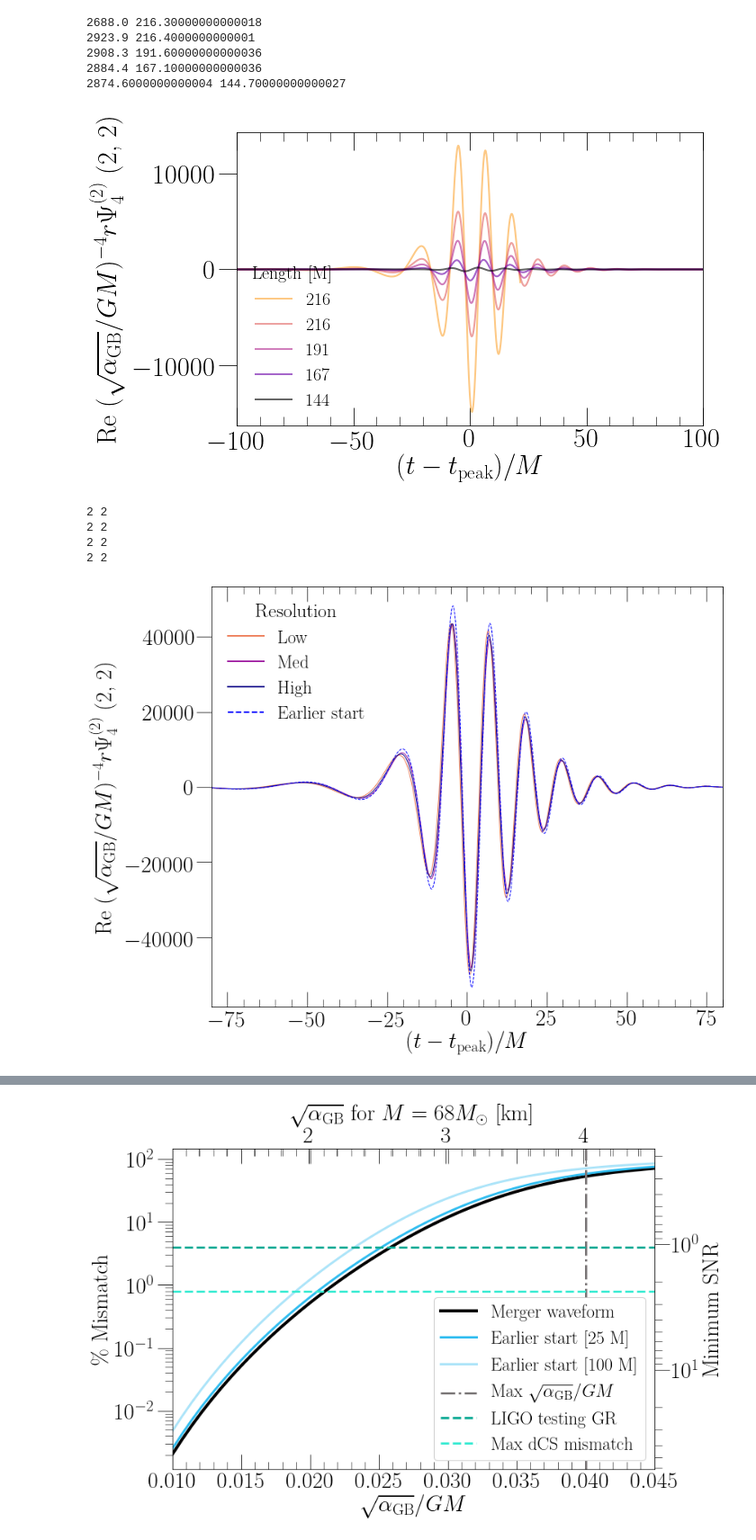
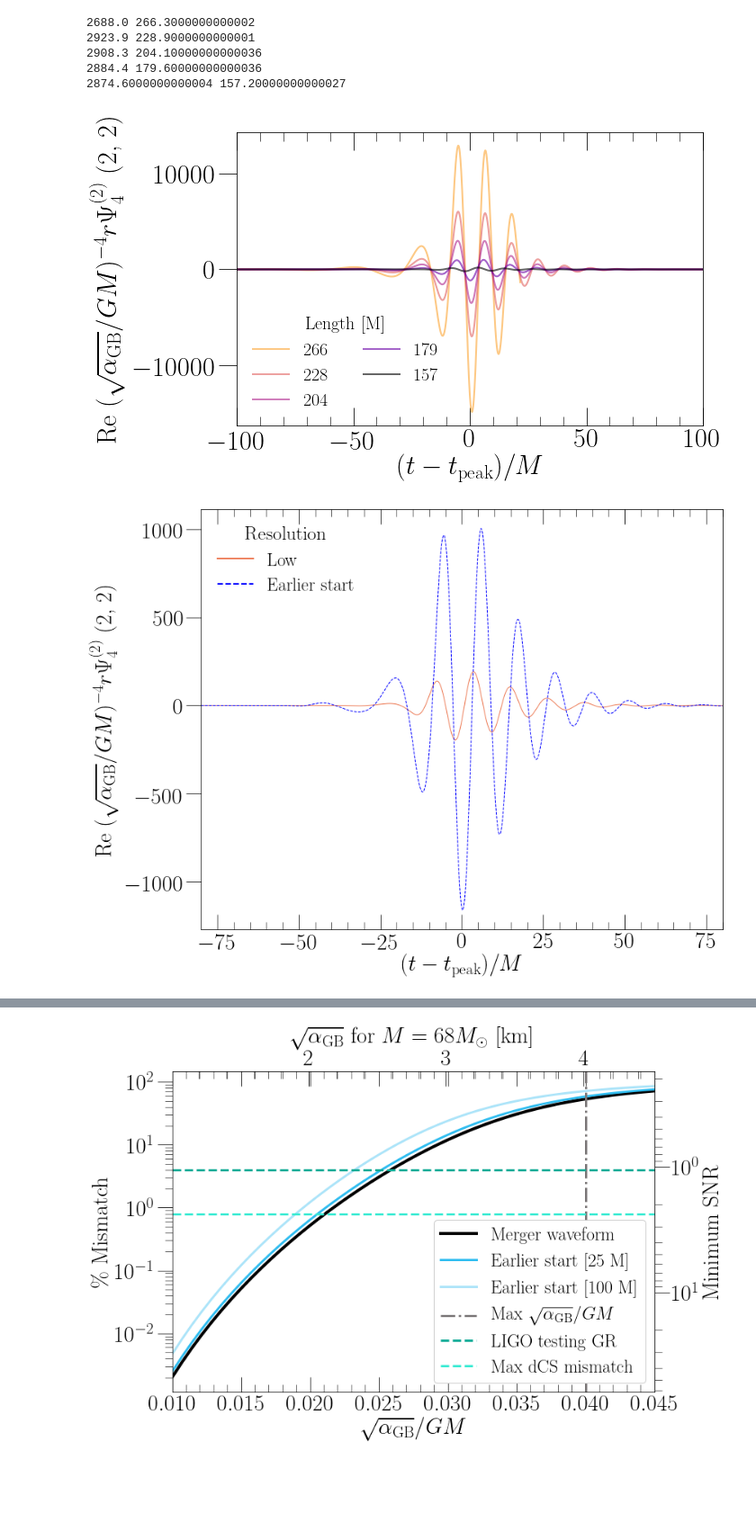
Before and after one commit to mariaokounkova/EDGB, a Jupyter notebook: GW150914/EDGB_GW.ipynb, the cells around one changed output, grey strips where cells are left out. Shown at 90% size. Drawn from its saved outputs; the diff is of its cells as text; code cells hidden in the pictures; blank space fills up the shorter version.

```diff
--- a/GW150914/EDGB_GW.ipynb
+++ b/GW150914/EDGB_GW.ipynb
@@ -348,7 +337,7 @@ def SecularRegimePlot():
         #time, data = GethPsi4ModeExtrapolated(ex_dir(start, lev=0))
         ## Let's calculate the length until the merger time
         t_peak = GetPeakTimeMode(time, data)
-        length = t_peak - start - ramp ## minus ramp time
+        length = t_peak - start - ramp/2.0
         print(time[-1], length)
 
         time = SubtractPeakTimeMode(time, data)
@@ -362,7 +351,7 @@ def SecularRegimePlot():
             ls='--'
         ax.plot(time, data, color = color, label="%d" % length, lw=lw, alpha=0.6)
 
-    legend = ax.legend(fontsize=20, loc='lower left', frameon=False, ncol=1, \
+    legend = ax.legend(fontsize=20, loc='lower left', frameon=False, ncol=2, \
               title='Length [M]')
     plt.setp(legend.get_title(),fontsize=20)
     ax.set_ylabel('Re ' + LabelsDict[GethPsi4ModeExtrapolated] + str(mode), fontsize=30)
@@ -375,17 +364,20 @@ def SecularRegimePlot():
 
 SecularRegimePlot()
 # %% [output]
-2688.0 216.30000000000018
-2923.9 216.4000000000001
-2908.3 191.60000000000036
-2884.4 167.10000000000036
-2874.6000000000004 144.70000000000027
+2688.0 266.3000000000002
+2923.9 228.9000000000001
+2908.3 204.10000000000036
+2884.4 179.60000000000036
+2874.6000000000004 157.20000000000027
-[figure, old version]
+[figure, new version]
 # %%
 ## Plot around t_s = 2100
 def LIGOBucketPlot():
 
+
     figname = 'LIGOBuckethPsi4'
+    start_arr = [2350, 2425, 2450, 2475, 2500]
+    ramp_arr = [100, 25, 25, 25, 25]
 
     cmap = matplotlib.cm.get_cmap('plasma')
     colors = [cmap(float(i)/3) for i in range(3)][::-1]
@@ -393,48 +385,43 @@ def LIGOBucketPlot():
     f, ax = plt.subplots(1, figsize=(12,9))
 
     def GrabData(start, ramp, lev=0):
-        #time, data = GethPsi4Mode(ev_dir(start, lev=lev), radius=0)
-        time, data = GethPsi4ModeExtrapolated(ex_dir(start, ramp, lev=lev))
+        time, data = GethPsi4Mode(ev_dir(start, lev=lev, ramp_time=ramp), radius=0)
+        #time, data = GethPsi4ModeExtrapolated(ex_dir(start, ramp, lev=lev))
         time = SubtractPeakTimeMode(time, data)
 
         time, data = CutTimes(time, data, -150, 150)
         return time, data
 
     #time, data = GrabData(2050, lev=0)
     #ax.plot(time, data, color = 'blue', label='Earlier start, Low', lw=1.0, ls='--',alpha=0.5)
 
-
     ## Plot 2100 line and errors
-    for lev, lab, color in zip([0, 1, 2], ['Low', 'Med', 'High'], colors):
-        time, data = GrabData(2100, 250, lev=lev)
+    for lev, lab, color in zip([0], ['Low', 'Med', 'High'], colors):
+        time, data = GrabData(2500, 25, lev=lev)
         ax.plot(time, data, alpha=1.0, label=lab,lw=1.0,color=color)
 
-    time, data = GrabData(2075, 250, lev=1)
+    time, data = GrabData(2475, 25, lev=0)
     ax.plot(time, data, color = 'blue', lw=1.0, alpha=1.0, ls='--',label='Earlier start')
 
     #time, data = GrabData(2000, lev=0)
     #ax.plot(time, data, color = 'blue', lw=0.5, alpha=1.0, ls='--',label='Earlier start')
 
     legend = ax.legend(fontsize=24, loc='upper left', frameon=False, ncol=1, title='Resolution')
     for legobj in legend.legendHandles:
         legobj.set_linewidth(2.0)
     plt.setp(legend.get_title(),fontsize=26)
     ax.set_ylabel('Re ' + LabelsDict[GethPsi4ModeExtrapolated] + str(mode), fontsize=30)
     ax.set_xlim(-80, 80)
 
     ax.set_xlabel('$(t - t_\mathrm{peak})/M$', fontsize=30)
 
     plt.tight_layout()
     plt.savefig(figname + '.pdf')
     plt.show()
 
 LIGOBucketPlot()
 # %% [output]
-2 2
-2 2
-2 2
-2 2
-[figure, old version]
+[figure, new version]
 # %%
 ## Peak amplitude plot
 def PeakAmplitudesPlot():
```
Also changed, not shown: parts of 6 cells of this notebook.
